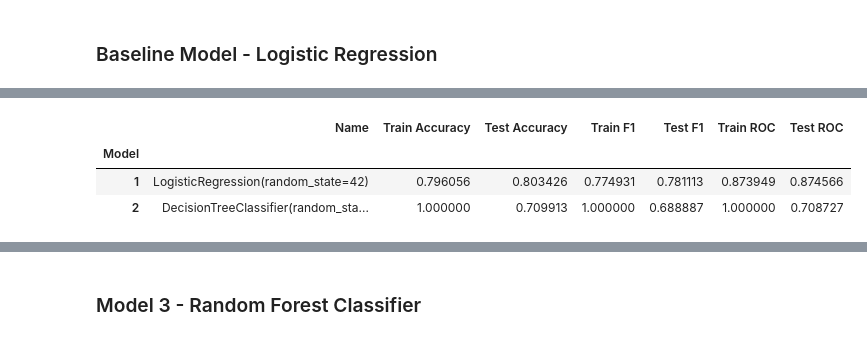
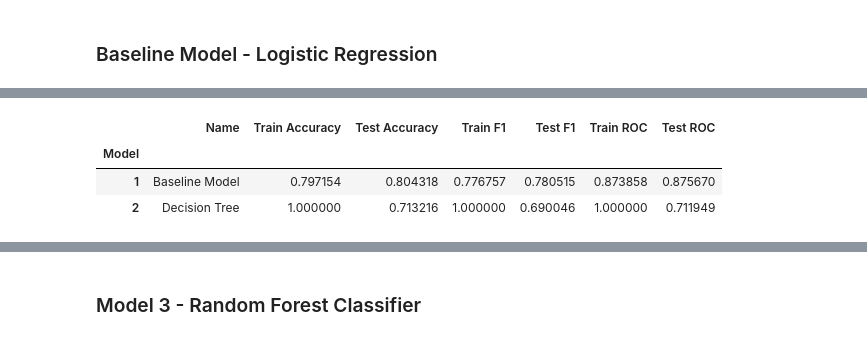
Before and after one commit to pmjustafort/flushotlearning, a Jupyter notebook: index.ipynb, the cells around one changed output, grey strips where cells are left out. Drawn from its saved outputs; the diff is of its cells as text; code cells hidden in the pictures.

```diff
--- a/index.ipynb
+++ b/index.ipynb
@@ -189,7 +203,7 @@ X = train_df_encoded.drop(columns=target)
 y = train_df_encoded[target]
 
 seed = 42 # For reproducability
-test_size = .4
+test_size = .3 # 30% of our data will be in the validation set
 
 X_train, X_test, y_train, y_test = train_test_split(X, y, random_state=seed, test_size=test_size)
 
@@ -238,11 +252,11 @@ To streamline this process, we'll bundle these steps into a pipeline. And to kee
 # %%
 from sklearn.pipeline import Pipeline
 from sklearn.preprocessing import StandardScaler
-from sklearn.metrics import roc_auc_score, roc_curve, accuracy_score, f1_score
+from sklearn.metrics import roc_auc_score, plot_roc_curve, accuracy_score, f1_score
 
 def run_pipeline(pipeline, stats_df, X_train, X_test, y_train, y_test, index):
     # Fit pipeline
-    pipeline.fit(X=X_train, y=y_train)
+    pipeline.fit(X_train, y_train)
 
     # Predict and evaluate on training data
     y_train_pred = pipeline.predict(X_train)
@@ -259,7 +273,7 @@ def run_pipeline(pipeline, stats_df, X_train, X_test, y_train, y_test, index):
     test_auc = roc_auc_score(y_test, y_test_pred_proba)
 
     stats = {
-        'Name': list(pipeline.named_steps.values())[1],
+        'Name': list(pipeline.named_steps.keys())[1],
         'Train Accuracy': train_accuracy,
         'Test Accuracy': test_accuracy,
         'Train F1': train_f1,
@@ -286,7 +300,7 @@ stats_df.index.name = 'Model'
 # %%
 from sklearn.linear_model import LogisticRegression
 
-model_name_1 = 'baseline_model'
+model_name_1 = 'Baseline Model'
 
 base_pipeline = Pipeline([
         ('standard_scaler', StandardScaler()),
@@ -338,31 +357,31 @@ baseline_coefs[:10]
 # %%
 from sklearn.tree import DecisionTreeClassifier
 
-model_name_2 = 'decision_tree'
+model_name_2 = 'Decision Tree'
 
 dt_pipeline = Pipeline([
     ('standard_scaler', StandardScaler()),
     (model_name_2, DecisionTreeClassifier(random_state=seed))
 ])
 
 pipelines[model_name_2] = dt_pipeline
 
 stats_df = run_pipeline(
     pipelines[model_name_2],
     stats_df,
     X_train,
     X_test,
     y_train,
     y_test,
     2
 )
 
 stats_df
 # %% [output]
 |  | Name | Train Accuracy | Test Accuracy | Train F1 | Test F1 | Train ROC | Test ROC |
 | Model |  |  |  |  |  |  |  |
-| 1 | LogisticRegression(random_state=42) | 0.796056 | 0.803426 | 0.774931 | 0.781113 | 0.873949 | 0.874566 |
-| 2 | DecisionTreeClassifier(random_sta... | 1.000000 | 0.709913 | 1.000000 | 0.688887 | 1.000000 | 0.708727 |
+| 1 | Baseline Model | 0.797154 | 0.804318 | 0.776757 | 0.780515 | 0.873858 | 0.875670 |
+| 2 | Decision Tree | 1.000000 | 0.713216 | 1.000000 | 0.690046 | 1.000000 | 0.711949 |
 # %%
 dt_fi = pd.DataFrame(
     pipelines[model_name_2].named_steps[model_name_2].feature_importances_,
```
Also changed, not shown: parts of 12 cells of this notebook.
